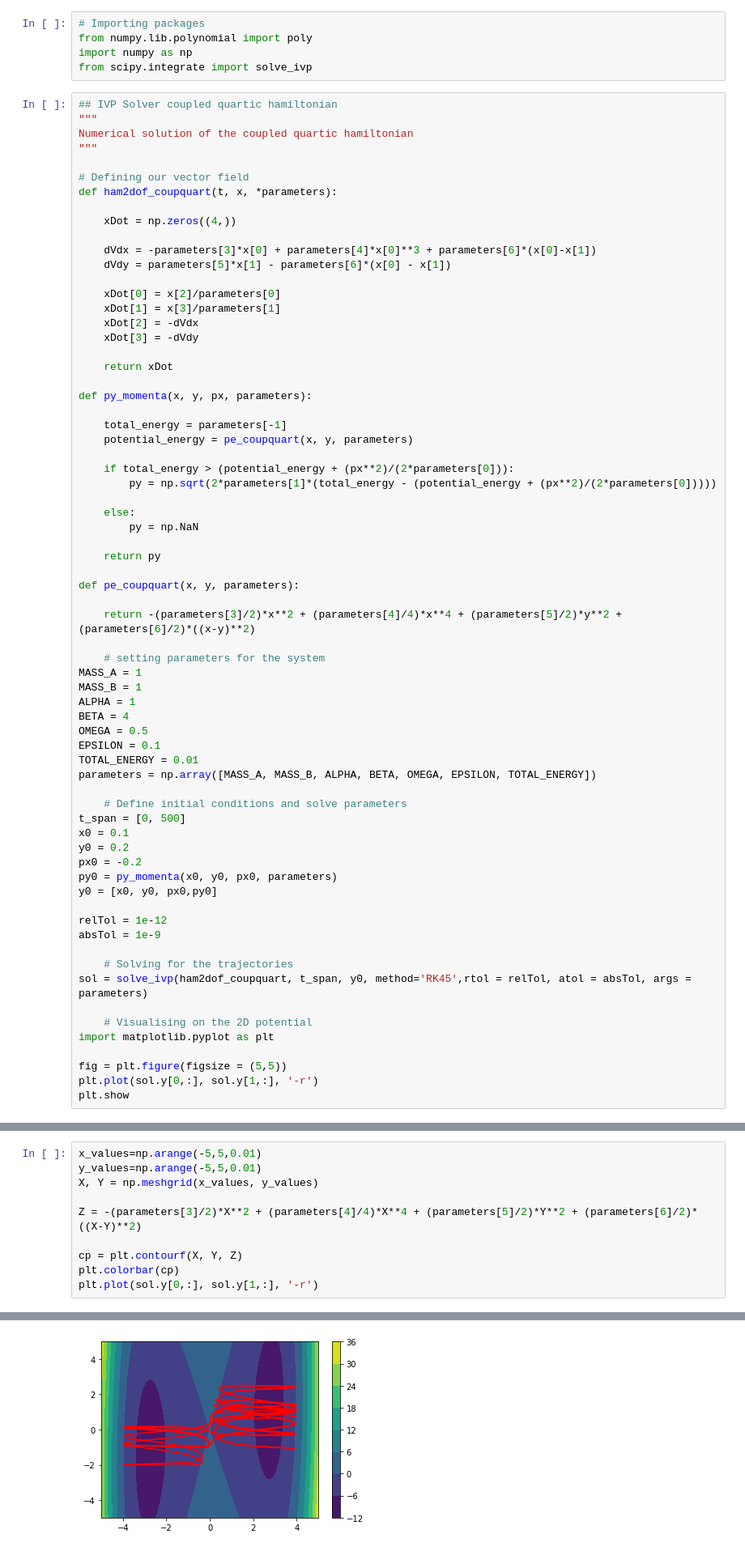
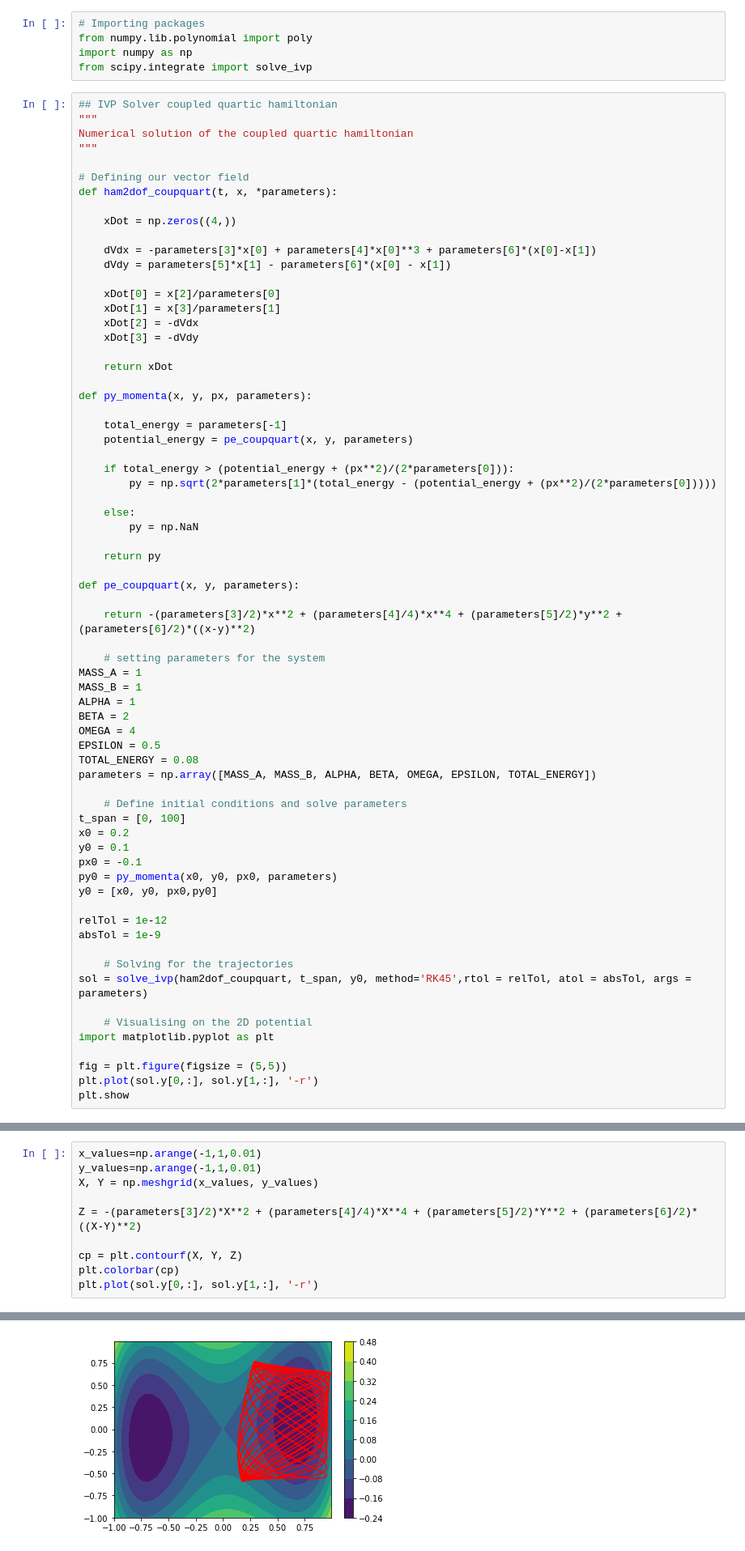
Before and after one commit to alexhind99/git-demo, a Jupyter notebook: Unstable Periodic Orbits in Coupled Quartic Hamiltonian Systems.ipynb, the cells around one changed output, grey strips where cells are left out. Shown at 81% size. Cells and saved outputs as stored; diff of their text form.

```diff
--- a/Unstable Periodic Orbits in Coupled Quartic Hamiltonian Systems.ipynb
+++ b/Unstable Periodic Orbits in Coupled Quartic Hamiltonian Systems.ipynb
@@ -49,17 +49,17 @@ def pe_coupquart(x, y, parameters):
 MASS_A = 1
 MASS_B = 1
 ALPHA = 1
-BETA = 4
-OMEGA = 0.5
-EPSILON = 0.1
-TOTAL_ENERGY = 0.01
+BETA = 2
+OMEGA = 4
+EPSILON = 0.5
+TOTAL_ENERGY = 0.08
 parameters = np.array([MASS_A, MASS_B, ALPHA, BETA, OMEGA, EPSILON, TOTAL_ENERGY])
 
     # Define initial conditions and solve parameters
-t_span = [0, 500]
-x0 = 0.1
-y0 = 0.2
-px0 = -0.2
+t_span = [0, 100]
+x0 = 0.2
+y0 = 0.1
+px0 = -0.1
 py0 = py_momenta(x0, y0, px0, parameters)
 y0 = [x0, y0, px0,py0]
 
@@ -81,13 +103,13 @@ plt.show
 # %%
-x_values=np.arange(-5,5,0.01)
-y_values=np.arange(-5,5,0.01)
+x_values=np.arange(-1,1,0.01)
+y_values=np.arange(-1,1,0.01)
 X, Y = np.meshgrid(x_values, y_values)
 
 Z = -(parameters[3]/2)*X**2 + (parameters[4]/4)*X**4 + (parameters[5]/2)*Y**2 + (parameters[6]/2)*((X-Y)**2)
 
 cp = plt.contourf(X, Y, Z)
 plt.colorbar(cp)
 plt.plot(sol.y[0,:], sol.y[1,:], '-r')
 # %% [output]
 [<matplotlib.lines.Line2D at 0x...>]
-[figure, old version]
+[figure, new version]
```
Also changed, not shown: parts of 8 cells of this notebook.
